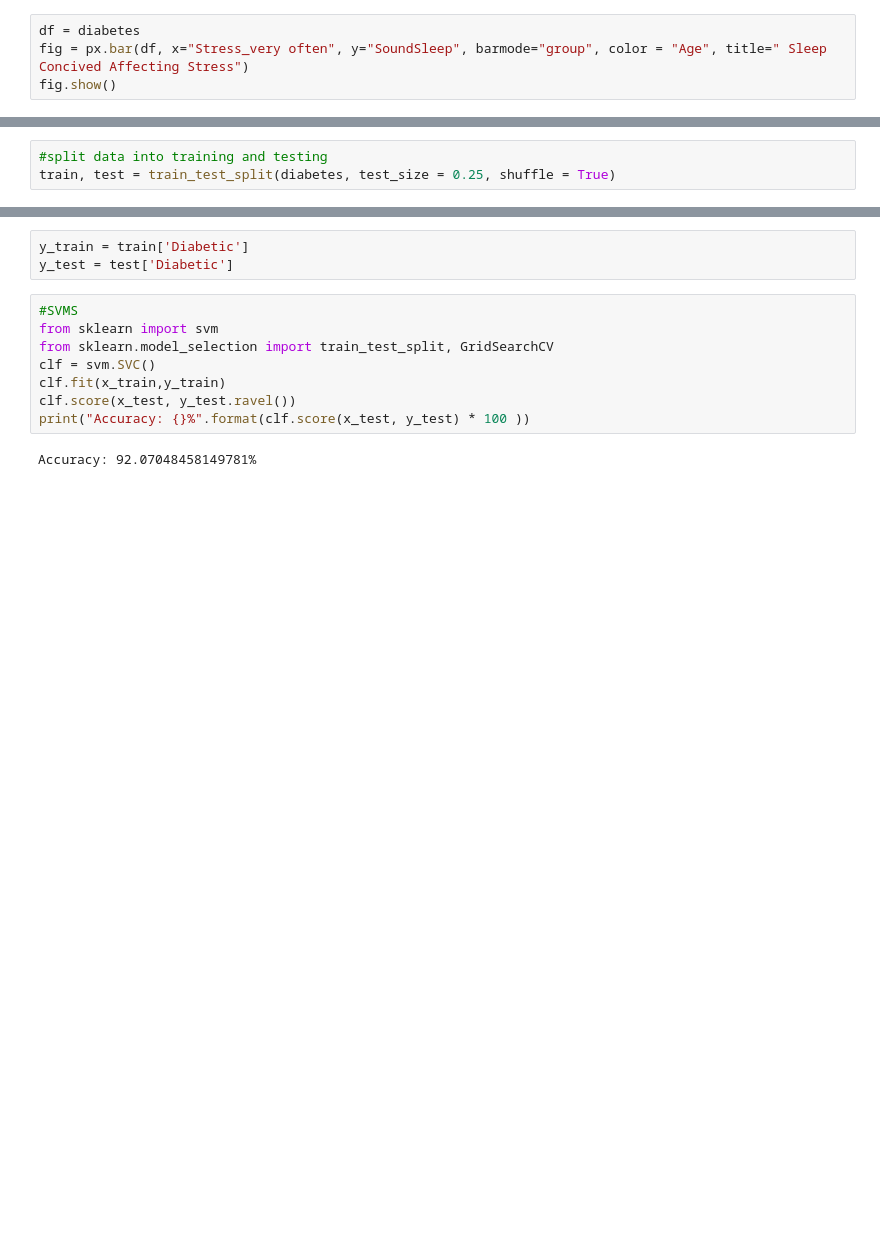
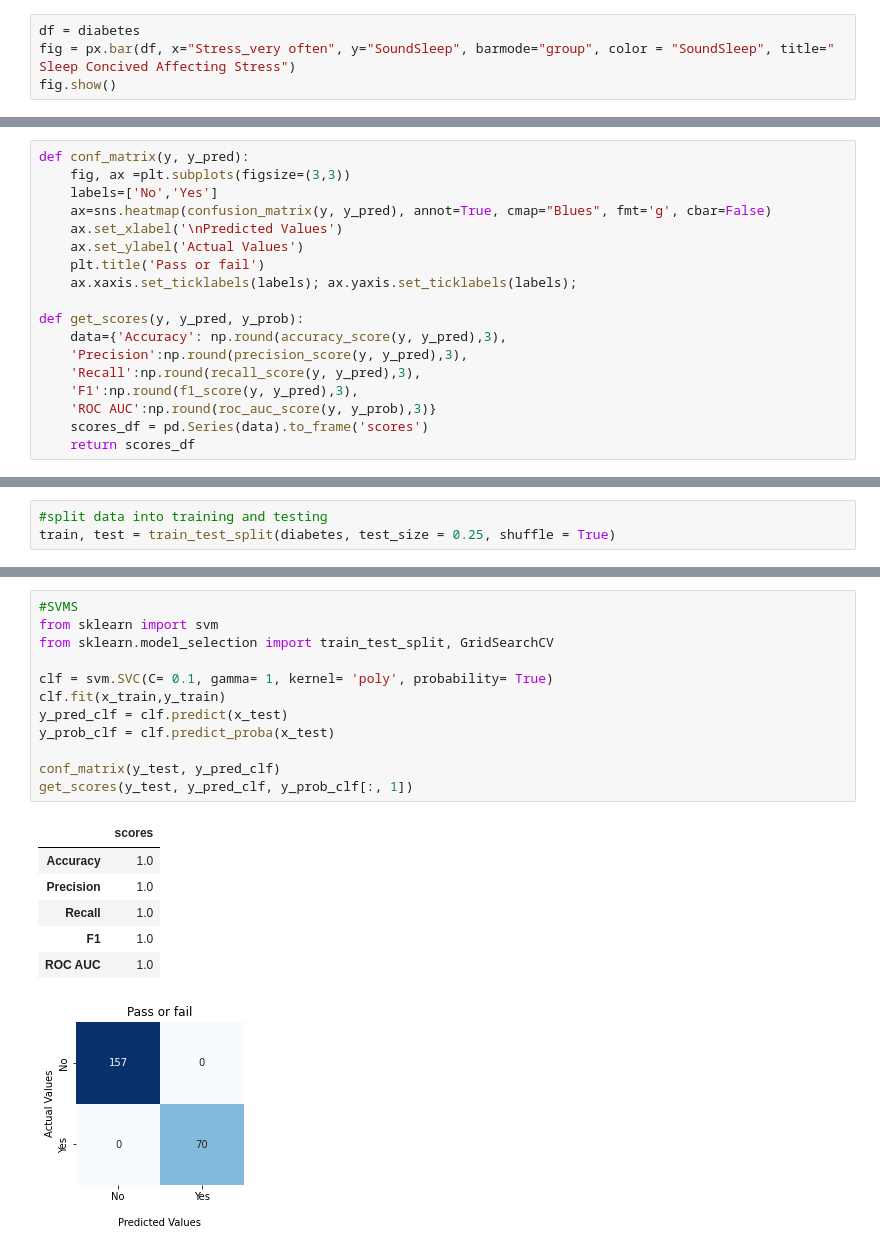
Before and after one commit to wxuan309/SC22-BatchA-elastic-searchers, a Jupyter notebook: ds-project/main.ipynb, the cells around one changed output, grey strips where cells are left out. Saved outputs shown, nothing was run; the diff lists cells and outputs as text; blank space fills up the shorter version.

```diff
--- a/ds-project/main.ipynb
+++ b/ds-project/main.ipynb
@@ -251,12 +251,30 @@ fig.show()
 [interactive output not drawn]
 # %%
 df = diabetes
-fig = px.bar(df, x="Stress_very often", y="SoundSleep", barmode="group", color = "Age", title=" Sleep Concived Affecting Stress")
+fig = px.bar(df, x="Stress_very often", y="SoundSleep", barmode="group", color = "SoundSleep", title=" Sleep Concived Affecting Stress")
 fig.show()
 # %% [output]
 [interactive output not drawn]
 # %% [markdown]
 ### Model fitting
+# %%
+def conf_matrix(y, y_pred):
+    fig, ax =plt.subplots(figsize=(3,3))
+    labels=['No','Yes']
+    ax=sns.heatmap(confusion_matrix(y, y_pred), annot=True, cmap="Blues", fmt='g', cbar=False)
+    ax.set_xlabel('\nPredicted Values')
+    ax.set_ylabel('Actual Values')
+    plt.title('Pass or fail')
+    ax.xaxis.set_ticklabels(labels); ax.yaxis.set_ticklabels(labels);
+
+def get_scores(y, y_pred, y_prob):
+    data={'Accuracy': np.round(accuracy_score(y, y_pred),3),
+    'Precision':np.round(precision_score(y, y_pred),3),
+    'Recall':np.round(recall_score(y, y_pred),3),
+    'F1':np.round(f1_score(y, y_pred),3),
+    'ROC AUC':np.round(roc_auc_score(y, y_prob),3)}
+    scores_df = pd.Series(data).to_frame('scores')
+    return scores_df
 # %%
 X = diabetes["BMI"].to_numpy().reshape(-1, 1)
 y = diabetes["Pdiabetes_yes"].to_numpy().reshape(-1, 1)
@@ -289,13 +306,20 @@ x_test = test[xcols]
-# %%
-y_train = train['Diabetic']
-y_test = test['Diabetic']
 # %%
 #SVMS
 from sklearn import svm
 from sklearn.model_selection import train_test_split, GridSearchCV
-clf = svm.SVC()
+
+clf = svm.SVC(C= 0.1, gamma= 1, kernel= 'poly', probability= True)
 clf.fit(x_train,y_train)
-clf.score(x_test, y_test.ravel())
-print("Accuracy: {}%".format(clf.score(x_test, y_test) * 100 ))
+y_pred_clf = clf.predict(x_test)
+y_prob_clf = clf.predict_proba(x_test)
+
+conf_matrix(y_test, y_pred_clf)
+get_scores(y_test, y_pred_clf, y_prob_clf[:, 1])
 # %% [output]
-Accuracy: 92.07048458149781%
+|  | scores |
+| Accuracy | 1.0 |
+| Precision | 1.0 |
+| Recall | 1.0 |
+| F1 | 1.0 |
+| ROC AUC | 1.0 |
+[figure, added]
```
Also changed, not shown: parts of 33 cells of this notebook, 6 other files.
